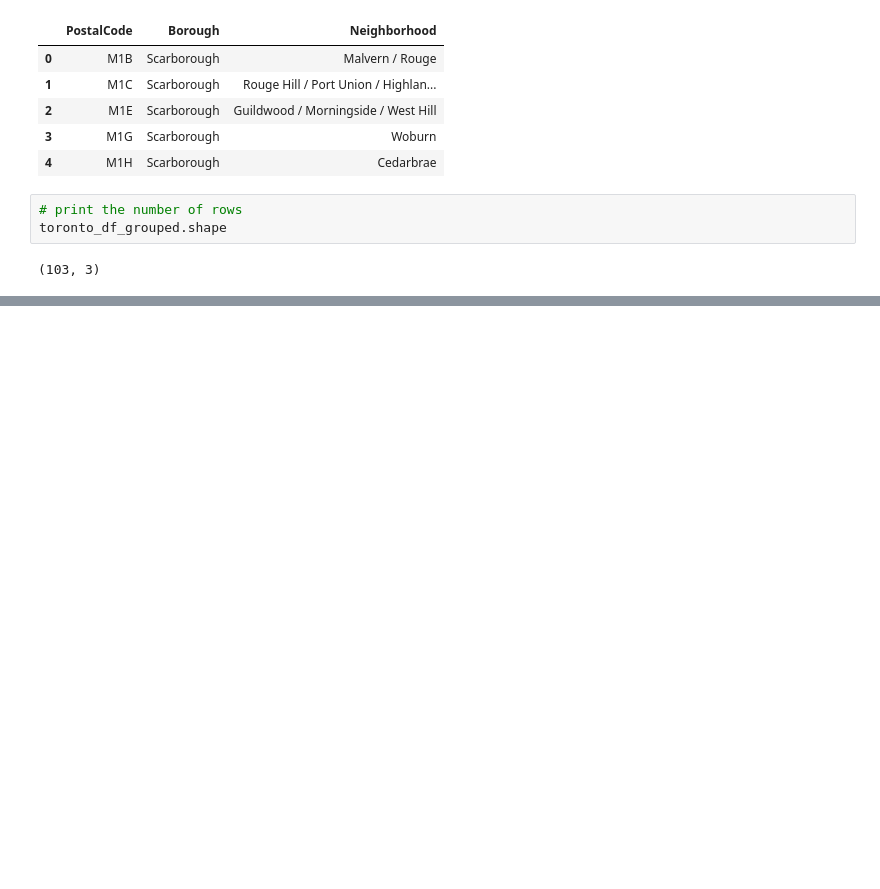
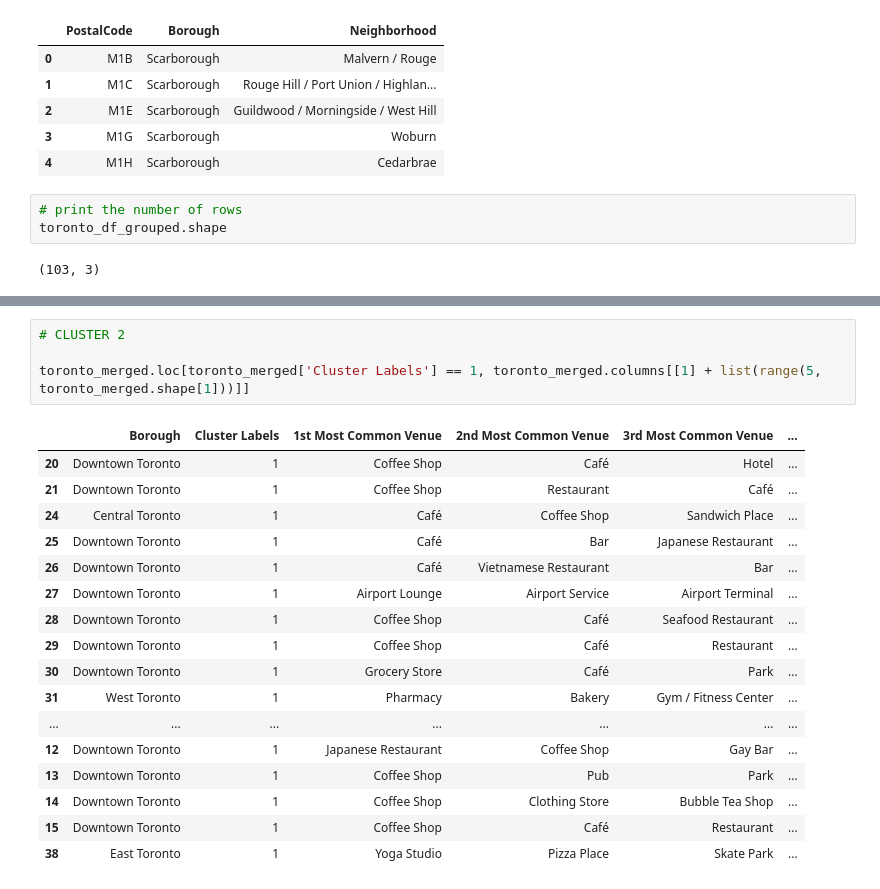
Before and after one commit to devilhashy/Coursera_Capstone, a Jupyter notebook: Segmenting and Clustering Neighborhoods in Toronto.ipynb, the cells around one changed output, grey strips where cells are left out. Drawn from its saved outputs; the diff is of its cells as text; blank space fills up the shorter version.

```diff
--- a/Segmenting and Clustering Neighborhoods in Toronto.ipynb
+++ b/Segmenting and Clustering Neighborhoods in Toronto.ipynb
@@ -113,0 +522,22 @@ toronto_df_grouped.shape
+# %%
+# CLUSTER 2
+
+toronto_merged.loc[toronto_merged['Cluster Labels'] == 1, toronto_merged.columns[[1] + list(range(5, toronto_merged.shape[1]))]]
+# %% [output]
+|  | Borough | Cluster Labels | 1st Most Common Venue | 2nd Most Common Venue | 3rd Most Common Venue | ... |
+| 20 | Downtown Toronto | 1 | Coffee Shop | Café | Hotel | ... |
+| 21 | Downtown Toronto | 1 | Coffee Shop | Restaurant | Café | ... |
+| 24 | Central Toronto | 1 | Café | Coffee Shop | Sandwich Place | ... |
+| 25 | Downtown Toronto | 1 | Café | Bar | Japanese Restaurant | ... |
+| 26 | Downtown Toronto | 1 | Café | Vietnamese Restaurant | Bar | ... |
+| 27 | Downtown Toronto | 1 | Airport Lounge | Airport Service | Airport Terminal | ... |
+| 28 | Downtown Toronto | 1 | Coffee Shop | Café | Seafood Restaurant | ... |
+| 29 | Downtown Toronto | 1 | Coffee Shop | Café | Restaurant | ... |
+| 30 | Downtown Toronto | 1 | Grocery Store | Café | Park | ... |
+| 31 | West Toronto | 1 | Pharmacy | Bakery | Gym / Fitness Center | ... |
+| ... | ... | ... | ... | ... | ... | ... |
+| 12 | Downtown Toronto | 1 | Japanese Restaurant | Coffee Shop | Gay Bar | ... |
+| 13 | Downtown Toronto | 1 | Coffee Shop | Pub | Park | ... |
+| 14 | Downtown Toronto | 1 | Coffee Shop | Clothing Store | Bubble Tea Shop | ... |
+| 15 | Downtown Toronto | 1 | Coffee Shop | Café | Restaurant | ... |
+| 38 | East Toronto | 1 | Yoga Studio | Pizza Place | Skate Park | ... |
```
Also changed, not shown: parts of 35 cells of this notebook.
